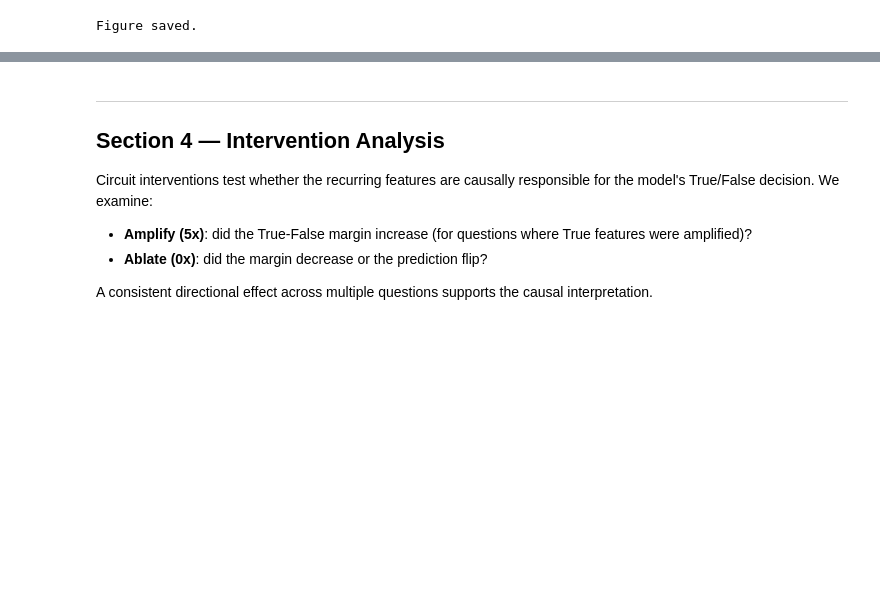
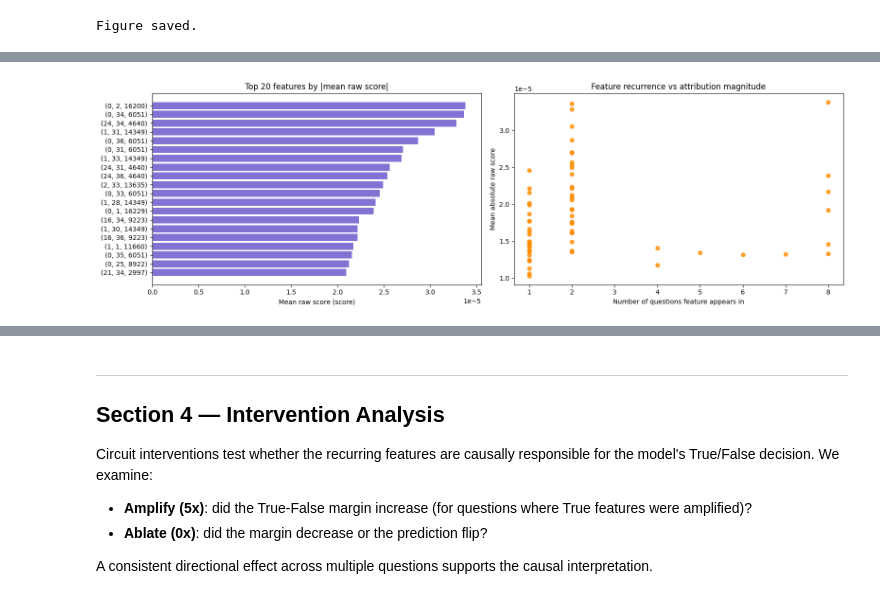
Before and after one commit to hollolaszlo88/thesis_circuit_breaker, a Jupyter notebook: my_work/notebooks/2_analyse_triangle_inequality_results.ipynb, the cells around one changed output, grey strips where cells are left out. Saved outputs shown, nothing was run; the diff lists cells and outputs as text; code cells hidden in the pictures; blank space fills up the shorter version.

```diff
--- a/my_work/notebooks/2_analyse_results.ipynb
+++ b/my_work/notebooks/2_analyse_triangle_inequality_results.ipynb
@@ -342,0 +355,88 @@ Figure saved.
+# %%
+# Aggregate raw attribution scores per recurring feature across observed questions only.
+required_cols = {'qid', 'layer', 'position', 'feature_idx', 'score'}
+missing = required_cols.difference(df_features.columns)
+if missing:
+    raise ValueError(f'df_features is missing required columns: {sorted(missing)}')
+
+feat_scores = df_features.copy()
+feat_scores['feature_key'] = list(
+    zip(
+        feat_scores['layer'].astype(int),
+        feat_scores['position'].astype(int),
+        feat_scores['feature_idx'].astype(int),
+    )
+)
+
+feature_score_summary = (
+    feat_scores
+    .groupby('feature_key')
+    .agg(
+        n_questions=('qid', 'nunique'),
+        n_rows=('qid', 'size'),
+        mean_raw_score=('score', 'mean'),
+        mean_abs_raw_score=('score', lambda s: s.abs().mean()),
+        min_raw_score=('score', 'min'),
+        max_raw_score=('score', 'max'),
+    )
+    .reset_index()
+)
+
+# Add per-feature question IDs for interpretability
+qids_by_feature = (
+    feat_scores
+    .groupby('feature_key')['qid']
+    .apply(lambda s: ', '.join(sorted(set(s))))
+    .reset_index(name='qids_present')
+)
+feature_score_summary = feature_score_summary.merge(qids_by_feature, on='feature_key', how='left')
+
+feature_score_summary = feature_score_summary.sort_values(
+    ['mean_abs_raw_score', 'n_questions'], ascending=[False, False]
+).reset_index(drop=True)
+
+print('=== PER-FEATURE RAW SCORE SUMMARY (observed questions only) ===')
+print(f'Unique features analysed: {len(feature_score_summary)}')
+print('Columns: feature_key, n_questions, mean_raw_score, mean_abs_raw_score, min/max, qids_present')
+print()
+print(feature_score_summary.to_string(index=False))
+
+# Focus view: features that recur in 3+ questions
+recurring3 = feature_score_summary[feature_score_summary['n_questions'] >= 3].copy()
+print('\n=== FEATURES APPEARING IN >=3 QUESTIONS ===')
+if len(recurring3):
+    print(recurring3[['feature_key', 'n_questions', 'mean_raw_score', 'mean_abs_raw_score', 'qids_present']].to_string(index=False))
+else:
+    print('None')
+
+# Plot: top features by absolute mean raw score
+plot_df = feature_score_summary.head(20).copy()
+plot_df['feature_key_str'] = plot_df['feature_key'].astype(str)
+
+fig, axes = plt.subplots(1, 2, figsize=(16, 5))
+
+# Left: signed mean raw score
+axes[0].barh(plot_df['feature_key_str'][::-1], plot_df['mean_raw_score'][::-1], color='slateblue', alpha=0.85)
+axes[0].axvline(0, color='black', linewidth=0.8)
+axes[0].set_xlabel('Mean raw score (score)')
+axes[0].set_title('Top 20 features by |mean raw score|')
+
+# Right: recurrence vs magnitude
+axes[1].scatter(
+    feature_score_summary['n_questions'],
+    feature_score_summary['mean_abs_raw_score'],
+    color='darkorange',
+    alpha=0.8,
+)
+axes[1].set_xlabel('Number of questions feature appears in')
+axes[1].set_ylabel('Mean absolute raw score')
+axes[1].set_title('Feature recurrence vs attribution magnitude')
+
+plt.tight_layout()
+plt.savefig(RUN_DIR / 'tables' / 'feature_raw_score_summary.png', dpi=150, bbox_inches='tight')
+plt.show()
+print('\nFigure saved to', RUN_DIR / 'tables' / 'feature_raw_score_summary.png')
+
+# Keep this table available for later conclusion cells
+df_feature_score_summary = feature_score_summary
+# %% [output]
@@ -342,0 +460 @@ Figure saved.
+[figure, added]
```
Also changed, not shown: parts of 11 cells of this notebook, 1 other file.
